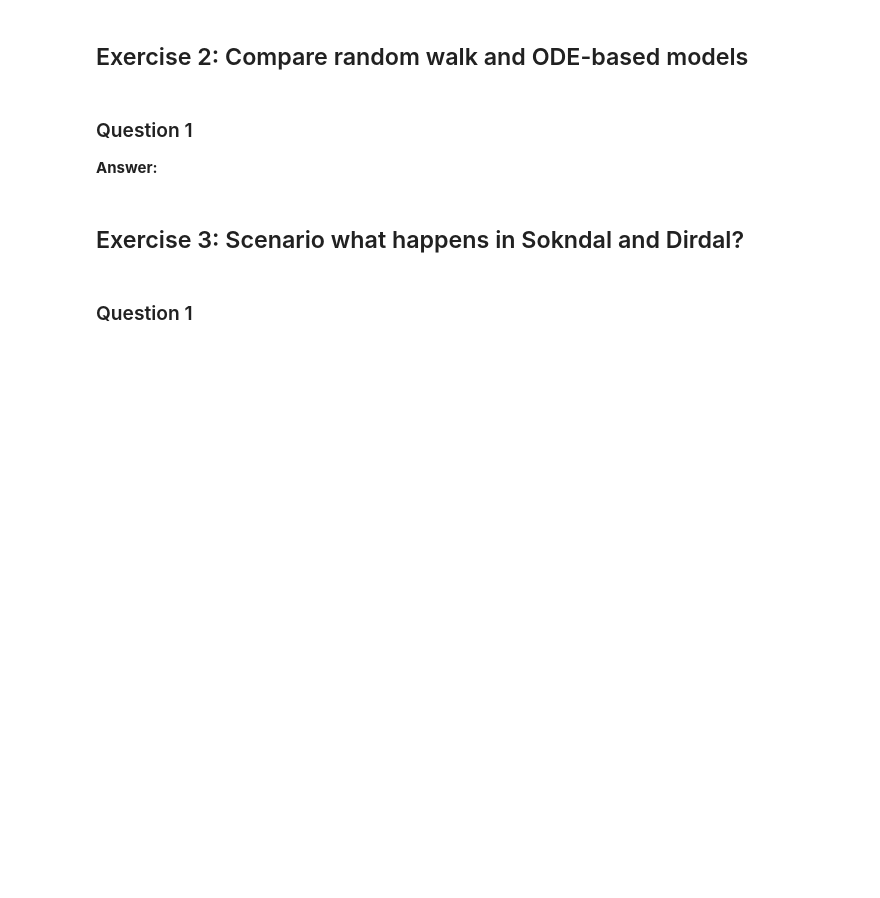
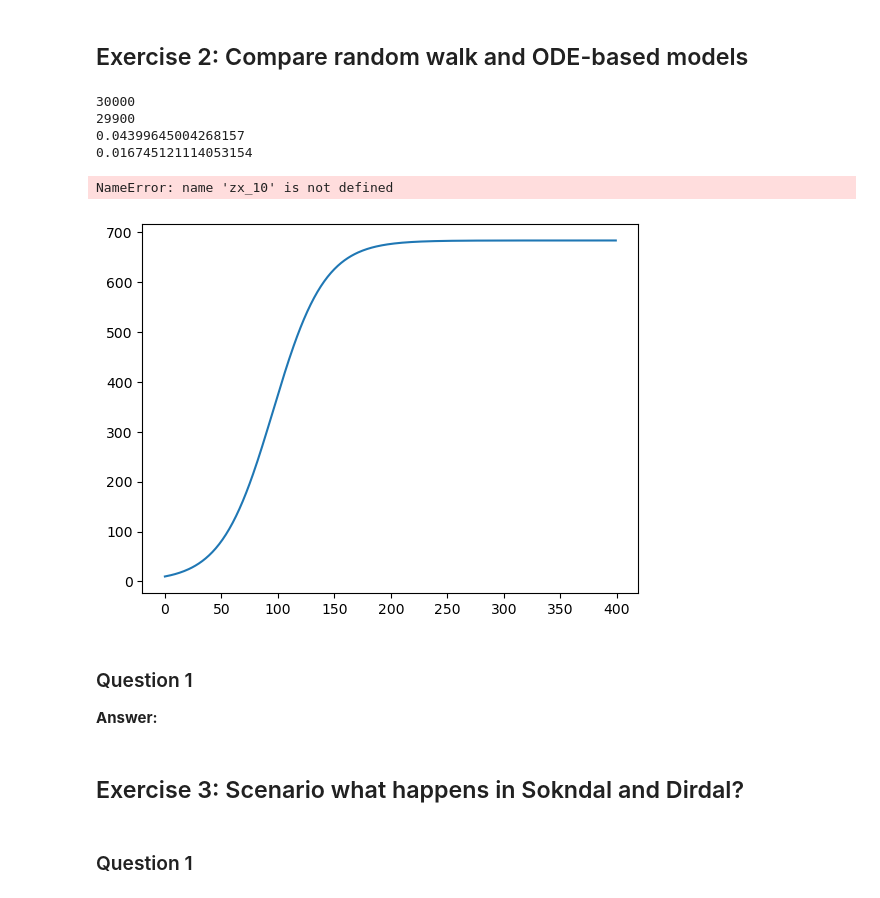
Before and after one commit to MOD510-2023/Project-4, a Jupyter notebook: project4.ipynb, the cells around one changed output. Cells and saved outputs as stored; diff of their text form; code cells hidden in the pictures; blank space fills up the shorter version.

```diff
--- a/project4.ipynb
+++ b/project4.ipynb
@@ -300,3 +321,33 @@ plt.grid()
+# %%
+N = 683
+
+Sn = Record_Array_Humans[:, 1:]
+
+print(np.size(Record_Array_Humans))
+print(np.size(Sn))
+
+Zn = Record_Array_Zombies[:, 1:]
+Sn_1 = Record_Array_Humans[:, :-1]
+
+beta = - ((Sn - Sn_1) * N)/((Sn+1)*Zn)
+beta
+betamedian = np.median(beta)
+betamean = np.mean(beta)
+print(betamean)
+print(betamedian)
+
+time = np.arange(400)
+Zt = N/(1 + ((N-10)/10)*np.exp(-betamean*time))
+plt.plot(time, Zt)
+plt.plot(zx, zmean, color = "red", linestyle = "--") # plot the mean
+plt.plot(zx_10, zmean_10, color = "red", linestyle = "--") # plot the mean
+# %% [output]
+30000
+29900
+0.04399645004268157
+0.016745121114053154
+NameError: name 'zx_10' is not defined
+[figure, added]
 # %% [markdown]
 ### Question 1
 
```
Also changed, not shown: parts of 1 cell of this notebook.
